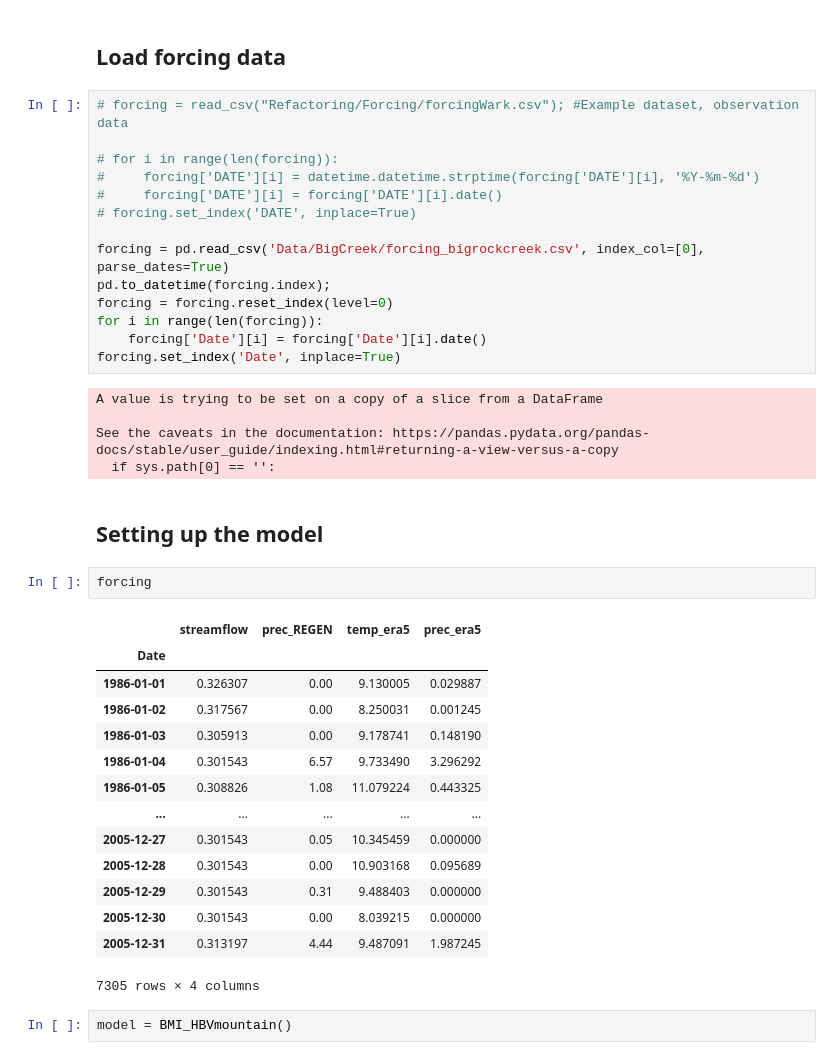
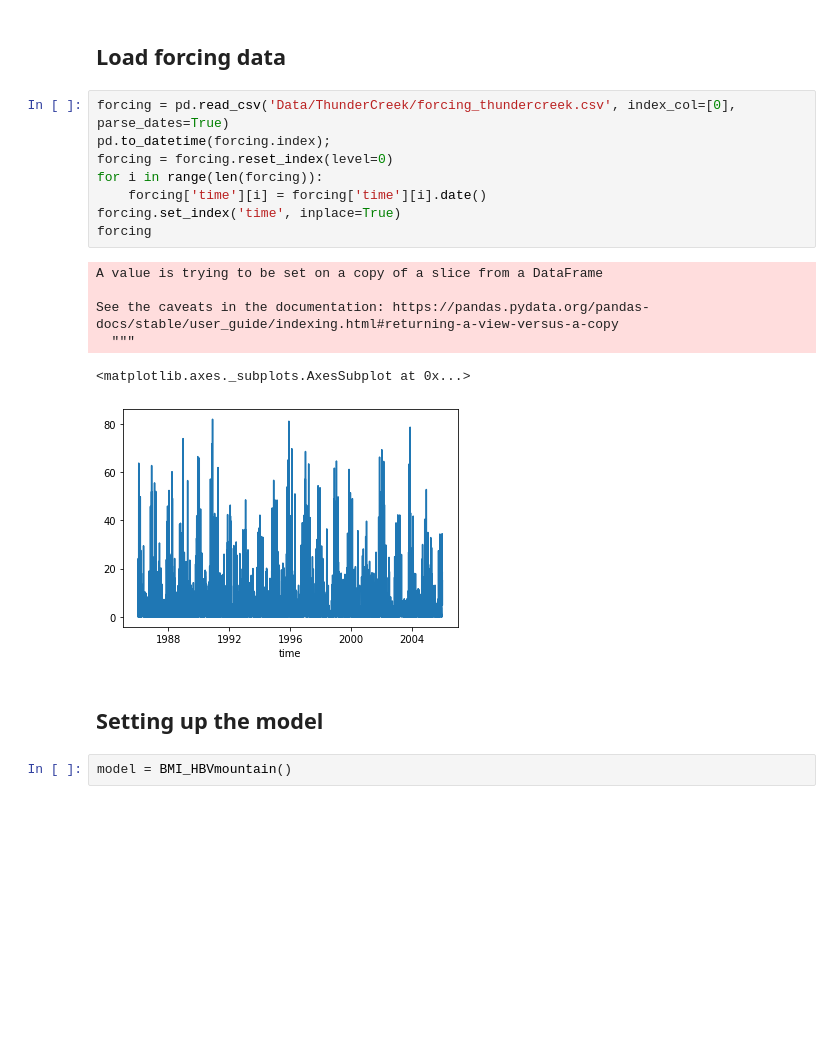
Before and after one commit to vhoogelander/BMI_HBVmountain_streamflow_analysis, a Jupyter notebook: HBVmountain/BMI_Python/HBVmountain_Example.ipynb, the cells around one changed output. Saved outputs shown, nothing was run; the diff lists cells and outputs as text; blank space fills up the shorter version.

```diff
--- a/HBVmountain/BMI_Python/HBVmountain_Example.ipynb
+++ b/HBVmountain/BMI_Python/HBVmountain_Example.ipynb
@@ -3,43 +3,22 @@ from BMI_HBVmountain_Python import *
 # %% [markdown]
 ## Load forcing data
 # %%
-# forcing = read_csv("Refactoring/Forcing/forcingWark.csv"); #Example dataset, observation data
-
-# for i in range(len(forcing)):
-#     forcing['DATE'][i] = datetime.datetime.strptime(forcing['DATE'][i], '%Y-%m-%d')
-#     forcing['DATE'][i] = forcing['DATE'][i].date()
-# forcing.set_index('DATE', inplace=True)
-
-forcing = pd.read_csv('Data/BigCreek/forcing_bigrockcreek.csv', index_col=[0], parse_dates=True)
+forcing = pd.read_csv('Data/ThunderCreek/forcing_thundercreek.csv', index_col=[0], parse_dates=True)
 pd.to_datetime(forcing.index);
 forcing = forcing.reset_index(level=0)
 for i in range(len(forcing)):
-    forcing['Date'][i] = forcing['Date'][i].date()
-forcing.set_index('Date', inplace=True)
+    forcing['time'][i] = forcing['time'][i].date()
+forcing.set_index('time', inplace=True)
+forcing
 # %% [output]
 A value is trying to be set on a copy of a slice from a DataFrame
 
 See the caveats in the documentation: https://pandas.pydata.org/pandas-docs/stable/user_guide/indexing.html#returning-a-view-versus-a-copy
-  if sys.path[0] == '':
+  """
+<matplotlib.axes._subplots.AxesSubplot at 0x...>
+[figure, added]
 # %% [markdown]
 ## Setting up the model
-# %%
-forcing
-# %% [output]
-|  | streamflow | prec_REGEN | temp_era5 | prec_era5 |
-| Date |  |  |  |  |
-| 1986-01-01 | 0.326307 | 0.00 | 9.130005 | 0.029887 |
-| 1986-01-02 | 0.317567 | 0.00 | 8.250031 | 0.001245 |
-| 1986-01-03 | 0.305913 | 0.00 | 9.178741 | 0.148190 |
-| 1986-01-04 | 0.301543 | 6.57 | 9.733490 | 3.296292 |
-| 1986-01-05 | 0.308826 | 1.08 | 11.079224 | 0.443325 |
-| ... | ... | ... | ... | ... |
-| 2005-12-27 | 0.301543 | 0.05 | 10.345459 | 0.000000 |
-| 2005-12-28 | 0.301543 | 0.00 | 10.903168 | 0.095689 |
-| 2005-12-29 | 0.301543 | 0.31 | 9.488403 | 0.000000 |
-| 2005-12-30 | 0.301543 | 0.00 | 8.039215 | 0.000000 |
-| 2005-12-31 | 0.313197 | 4.44 | 9.487091 | 1.987245 |
-7305 rows × 4 columns
 # %%
 model = BMI_HBVmountain()
 # %%
```
Also changed, not shown: parts of 3 cells of this notebook, 2 other files.
